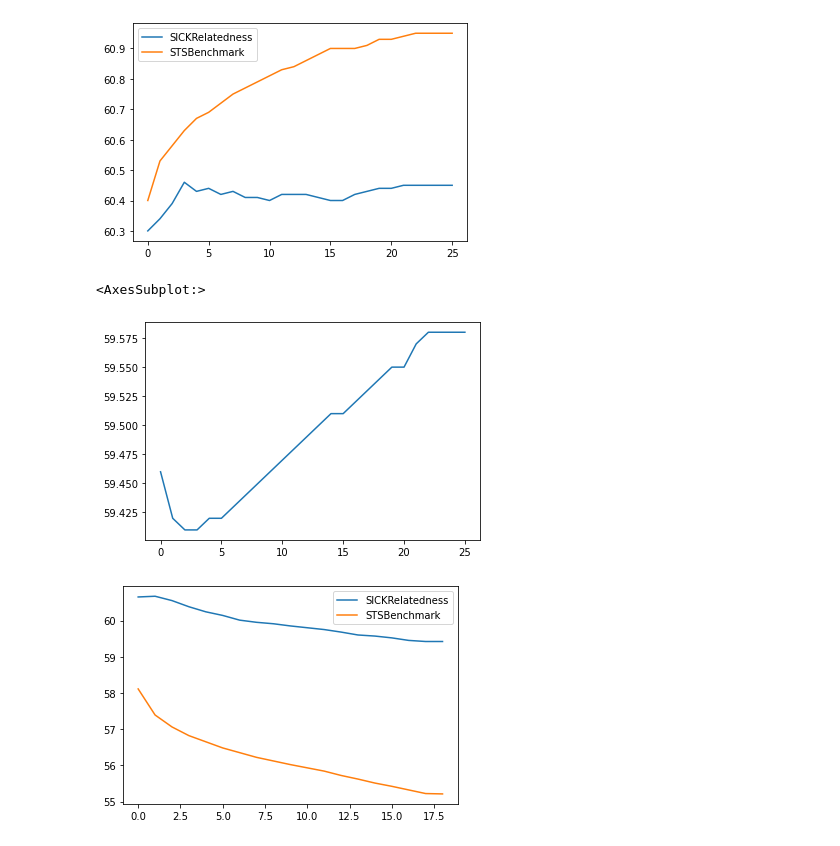
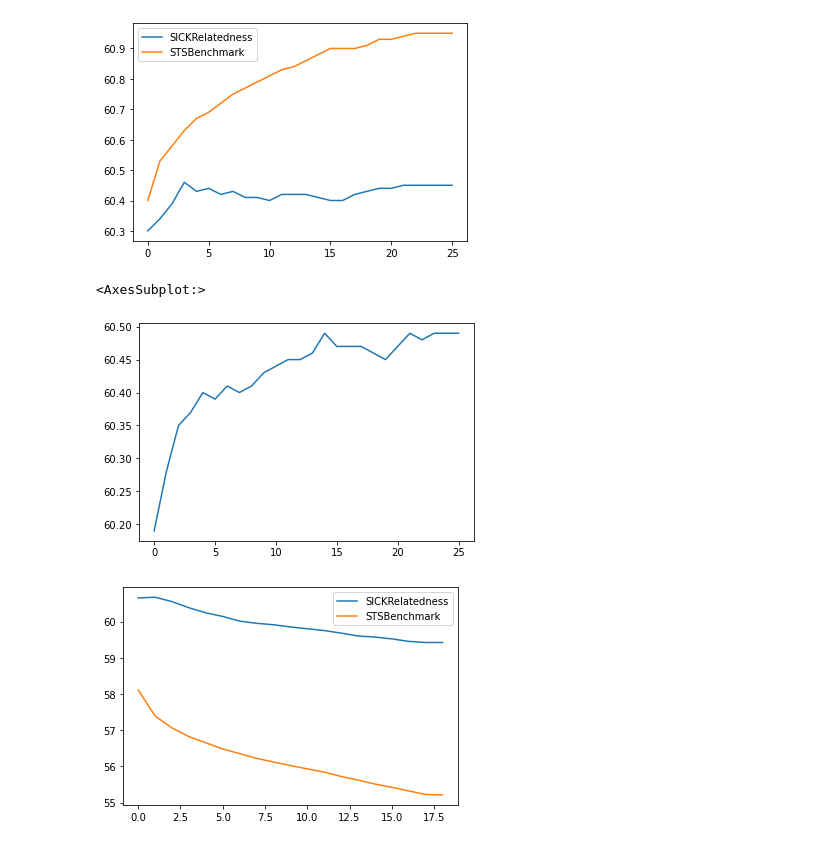
Before and after one commit to MaveriQ/barlowtwins, a Jupyter notebook: pl_model/senteval/result_plots.ipynb, the cells around one changed output. Saved outputs shown, nothing was run; the diff lists cells and outputs as text; code cells hidden in the pictures.

```diff
--- a/pl_model/senteval/result_plots.ipynb
+++ b/pl_model/senteval/result_plots.ipynb
@@ -125,12 +125,12 @@ plt.legend(['SICKRelatedness','STSBenchmark']);
 # %% [output]
 [figure]
 # %%
-# model_4096_2.SICKRelatedness.plot()
-model_4096_2.STSBenchmark.plot()
+model_4096_2.SICKRelatedness.plot()
+# model_4096_2.STSBenchmark.plot()
 # plt.legend(['SICKRelatedness','STSBenchmark']);
 # %% [output]
 <AxesSubplot:>
-[figure, old version]
+[figure, new version]
 # %%
 model_2048_2_sim.SICKRelatedness.plot()
 model_2048_2_sim.STSBenchmark.plot()
```
Also changed, not shown: parts of 7 cells of this notebook, 7 other files.
